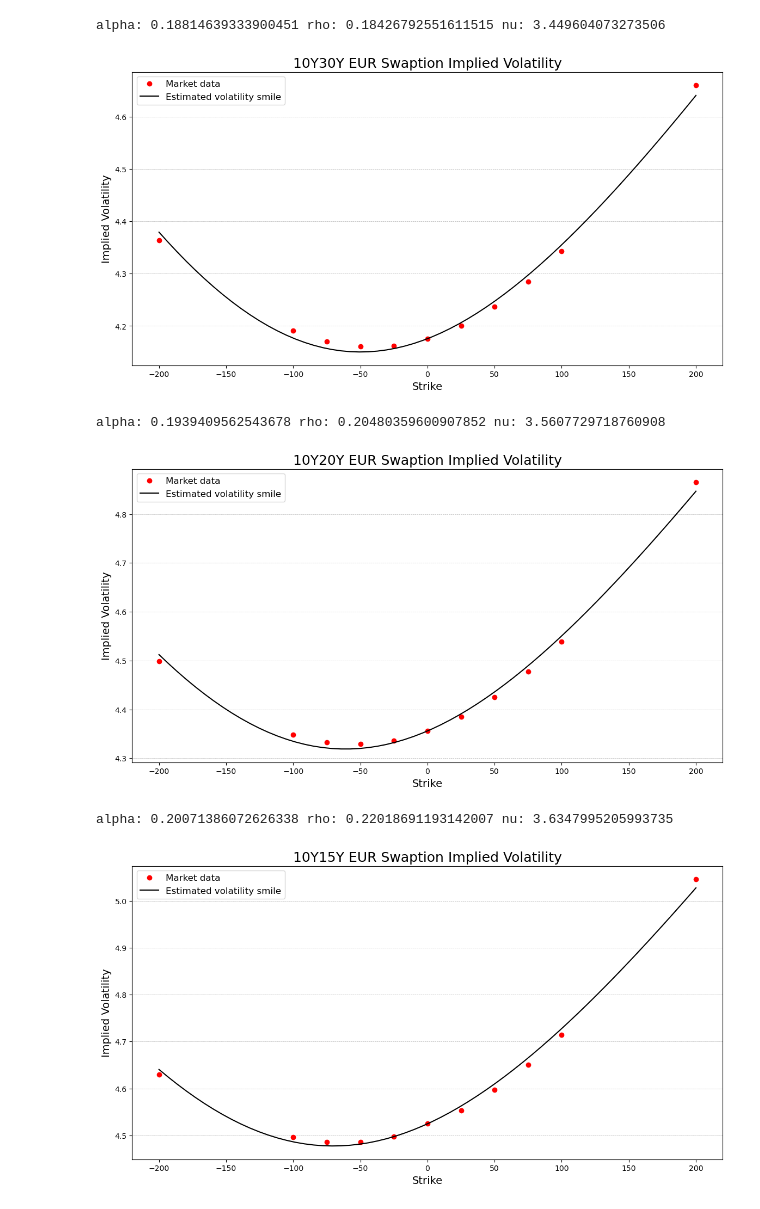
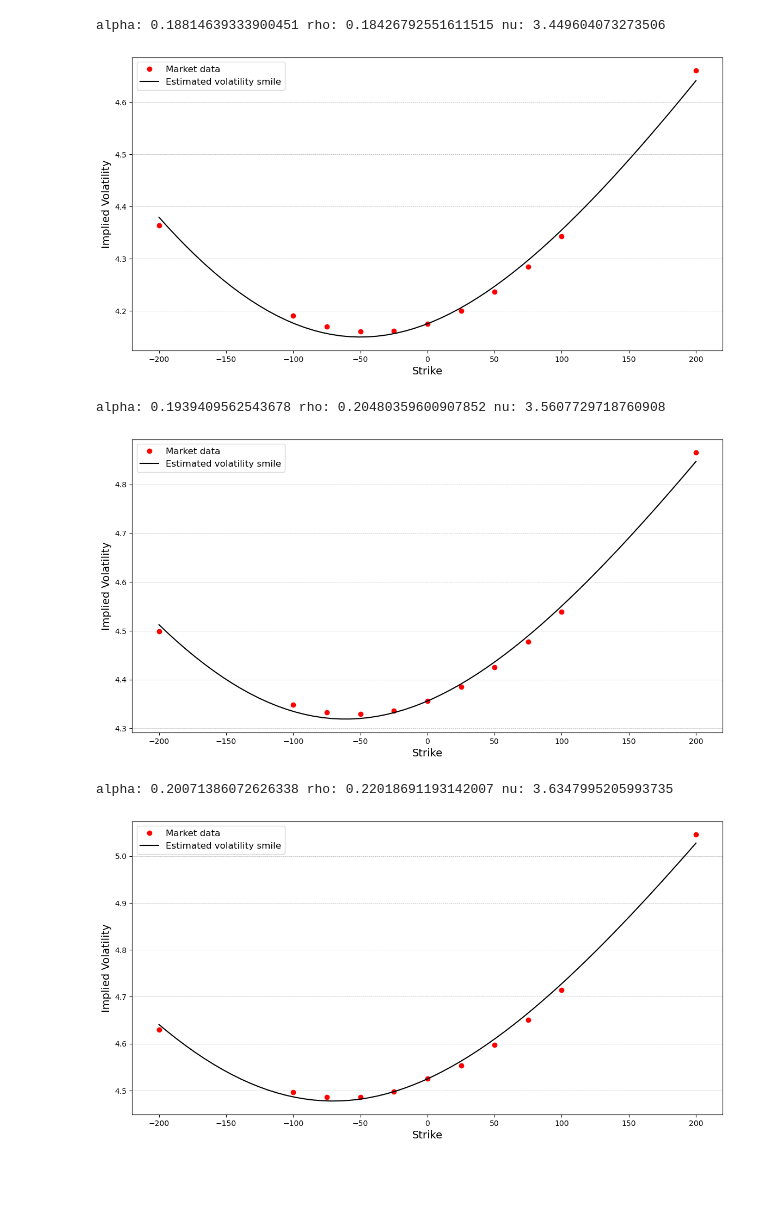
Before and after one commit to NannaOhrt/master_thesis, a Jupyter notebook: main/code/cal_parm_SABR.ipynb, the cells around one changed output. Saved outputs shown, nothing was run; the diff lists cells and outputs as text; code cells hidden in the pictures; blank space fills up the shorter version.

Commit message:
change plot style

```diff
--- a/main/code/cal_parm_SABR.ipynb
+++ b/main/code/cal_parm_SABR.ipynb
@@ -81,35 +81,35 @@ sigmas = np.array([0.4364, 0.4191, 0.41706,0.41605, 0.41619,0.41757,0.42003,0.42
 sigmas = sigmas*10
 strikes_in_bps = np.array([-200,-100,-75,-50,-25,0,25,50,75,100,200])
 t_exp = 10
 tenor = 30
 atm_sigma = 0.41757*10
 #atm_sigma =atm_sigma *10
 f = 0.23401
 #f = f*10
 guess = [0.01, 10,-0.5]
 strikes = f + strikes_in_bps*0.0001
 #Calling the SABR_calibration function defined below to return the parameters.
 alpha, nu, rho = SABR_calibration(f, t_exp, atm_sigma, beta, strikes, sigmas, guess)
 
 print("alpha:",alpha,"rho:",rho, "nu:", nu)
 Ks_in_bps = np.linspace(-200,200,60)
 Ks = f + Ks_in_bps*0.0001
 vols_from_Ks = SABR_market_vol(Ks,f,t_exp,alpha,beta,nu,rho)
 
 fig, ax = plt.subplots(figsize=(14, 7))
 plt.plot(strikes_in_bps, sigmas, 'o', color = 'red', label = 'Market data')
 plt.plot(Ks_in_bps,vols_from_Ks, color = 'black', label= 'Estimated volatility smile')
 plt.xlabel("Strike",fontsize=14)
 plt.ylabel("Implied Volatility", fontsize=14)
-plt.title("10Y30Y EUR Swaption Implied Volatility", fontsize=18)
+#plt.title("10Y30Y EUR Swaption Implied Volatility", fontsize=18)
 plt.legend(fontsize=12)
 plt.grid(axis='y', linestyle='--', linewidth=0.5)
 plt.savefig("/Users/nannaingemannohrt/Desktop/master_thesis/main/plots/10Y30Y_est.png")
 plt.show()
 plt.close()
 # %% [output]
 alpha: 0.18814639333900451 rho: 0.18426792551611515 nu: 3.449604073273506
-[figure, old version]
+[figure, new version]
 # %%
 #10Y20Y 2024
 beta = 0.5
@@ -135,7 +135,7 @@ plt.plot(strikes_in_bps, sigmas1, 'o', color = 'red', label = 'Market data')
 plt.plot(Ks_in_bps,vols_from_Ks, color = 'black', label= 'Estimated volatility smile')
 plt.xlabel("Strike",fontsize=14)
 plt.ylabel("Implied Volatility", fontsize=14)
-plt.title("10Y20Y EUR Swaption Implied Volatility", fontsize=18)
+#plt.title("10Y20Y EUR Swaption Implied Volatility", fontsize=18)
 plt.legend(fontsize=12)
 plt.grid(axis='y', linestyle='--', linewidth=0.5)
 plt.savefig("/Users/nannaingemannohrt/Desktop/master_thesis/main/plots/10Y20Y_est.png")
@@ -143,7 +143,7 @@ plt.show()
 plt.close()
 # %% [output]
 alpha: 0.1939409562543678 rho: 0.20480359600907852 nu: 3.5607729718760908
-[figure, old version]
+[figure, new version]
 # %%
 #10Y15Y 2024
 beta = 0.5
@@ -169,7 +169,7 @@ plt.plot(strikes_in_bps, sigmas2, 'o', color = 'red', label = 'Market data')
 plt.plot(Ks_in_bps,vols_from_Ks, color = 'black', label= 'Estimated volatility smile')
 plt.xlabel("Strike",fontsize=14)
 plt.ylabel("Implied Volatility", fontsize=14)
-plt.title("10Y15Y EUR Swaption Implied Volatility", fontsize=18)
+#plt.title("10Y15Y EUR Swaption Implied Volatility", fontsize=18)
 plt.legend(fontsize=12)
 plt.grid(axis='y', linestyle='--', linewidth=0.5)
 plt.savefig("/Users/nannaingemannohrt/Desktop/master_thesis/main/plots/10Y15Y_est.png")
@@ -177,7 +177,7 @@ plt.show()
 plt.close()
 # %% [output]
 alpha: 0.20071386072626338 rho: 0.22018691193142007 nu: 3.6347995205993735
-[figure, old version]
+[figure, new version]
 # %%
 #10Y12Y 2024
 beta = 0.5
```
Also changed, not shown: parts of 7 cells of this notebook, 51 other files.
